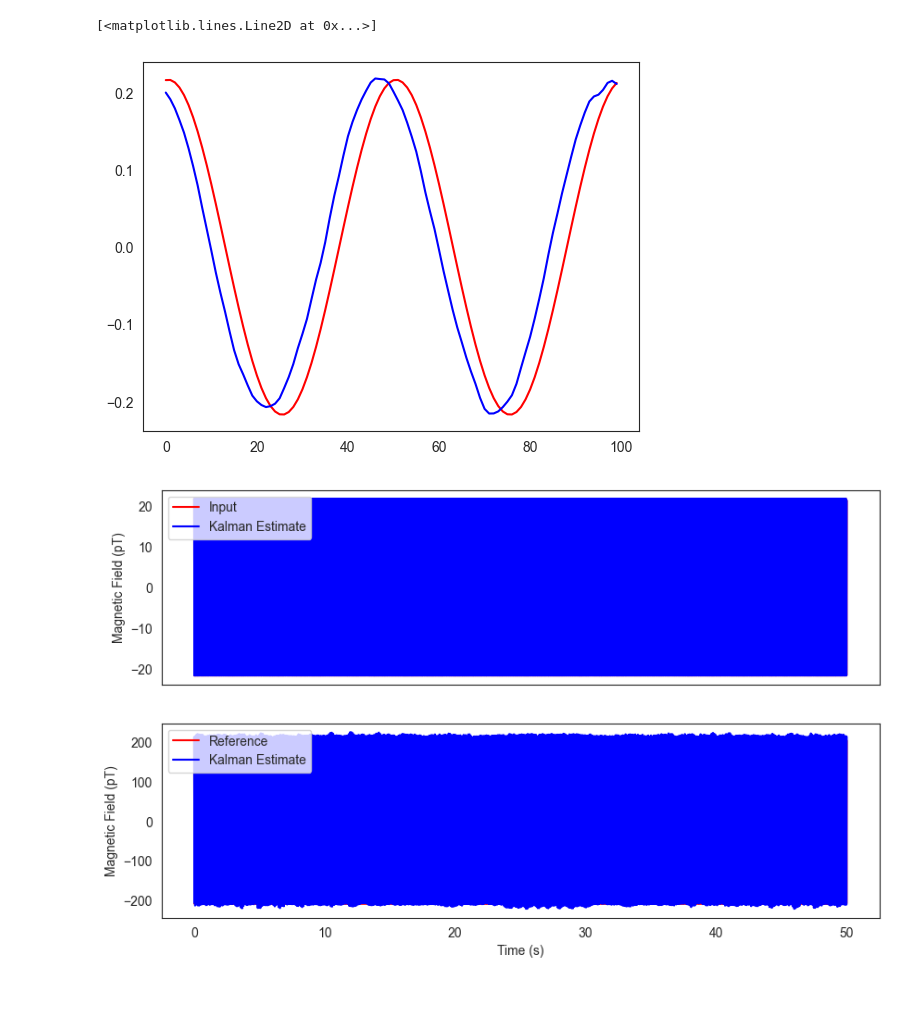
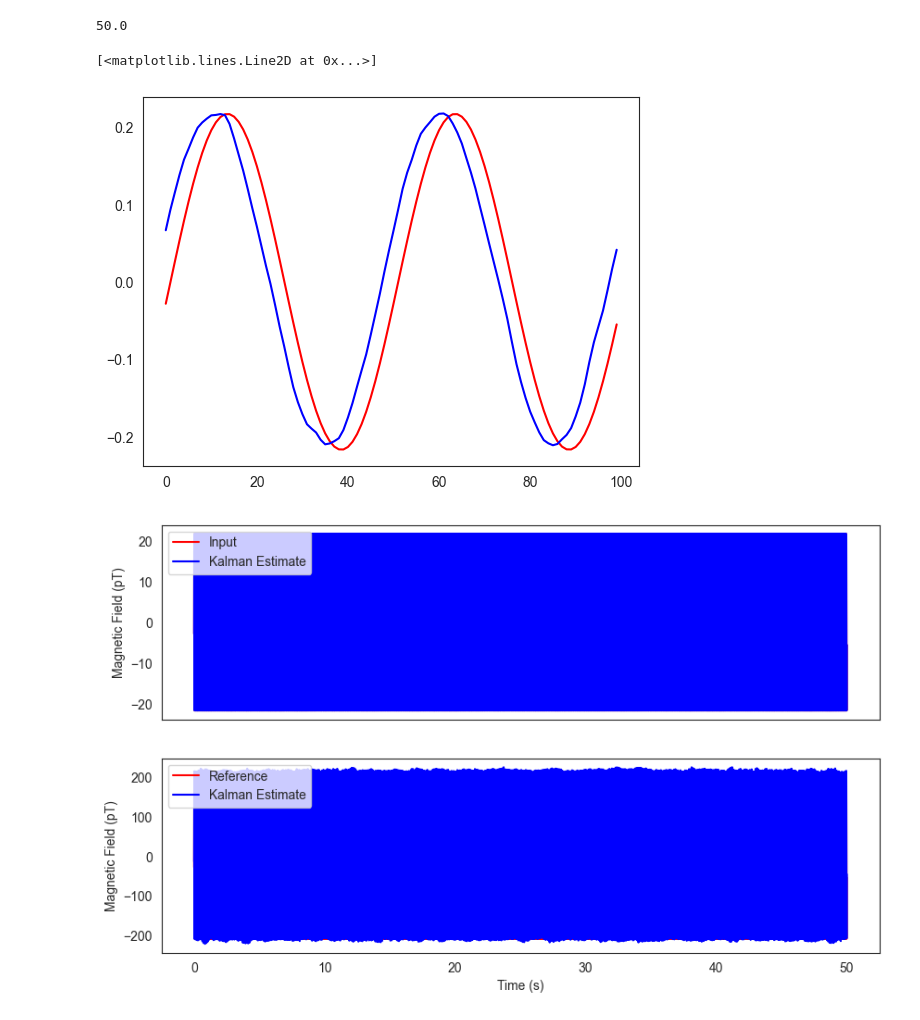
Before and after one commit to leigaoyi/Kalman_filter_sensor_drift, a Jupyter notebook: KF_linear3.ipynb, the cells around one changed output. Cells and saved outputs as stored; diff of their text form; code cells hidden in the pictures.

Commit message:
plot matlab

```diff
--- a/KF_linear3.ipynb
+++ b/KF_linear3.ipynb
@@ -1,3 +1,7 @@
+# %%
+1000/20
+# %% [output]
+50.0
 # %%
 import matplotlib.pyplot as plt
 import numpy as np
@@ -27,36 +31,36 @@ def plot_measure_data(measure_data):
     plt.title('Measured Data')
     plt.xlabel('Time (ms)')
     plt.ylabel('Voltage (V)')
     plt.legend(loc='lower right')
     plt.show()
 
 # Define the file name containing Chinese characters
-file_name = './data/Sine20HzAM4_30mV_NoNoise'
+file_name = './data/20230321_sensor1_标定正弦20Hz_15点43mVrms'
 
 time_delay = 3 # ms
 
 # Read the data
 time_data, input_data = read_data(file_name)
 
-start_num = 1005
+start_num = 1042
 measure_num = start_num + 50*1000
 
 cropped_time_data = time_data[(start_num+time_delay):(measure_num+time_delay)]
 cropped_input_data = input_data[start_num:measure_num]
 b_input = cropped_input_data * 1000 # V --> mV --> pT , mV
 y_measure = cropped_time_data * 1000 # V --> mV
 y_measure_current = time_data[start_num:measure_num] * 1000
 
 # Plot the input data
 # plot_input_data(cropped_input_data[:100])
 # plot_input_data(cropped_time_data[:100])
 # Plot the measured data
 #plot_measure_data(cropped_time_data)
 plt.plot(9.985*cropped_input_data[:100], color='red')
 plt.plot(cropped_time_data[(time_delay):(100+time_delay)], color='blue')
 # %% [output]
 [<matplotlib.lines.Line2D at 0x...>]
-[figure, old version]
+[figure, new version]
 # %%
 from filterpy.kalman import KalmanFilter
 from scipy.linalg import block_diag
@@ -114,7 +118,7 @@ ax[1].legend(loc='upper left')
 
 plt.show()
 # %% [output]
-[figure, old version]
+[figure, new version]
 # %%
 # y_measure[:10]
 # %%
```
Also changed, not shown: parts of 15 cells of this notebook, 11 other files.
